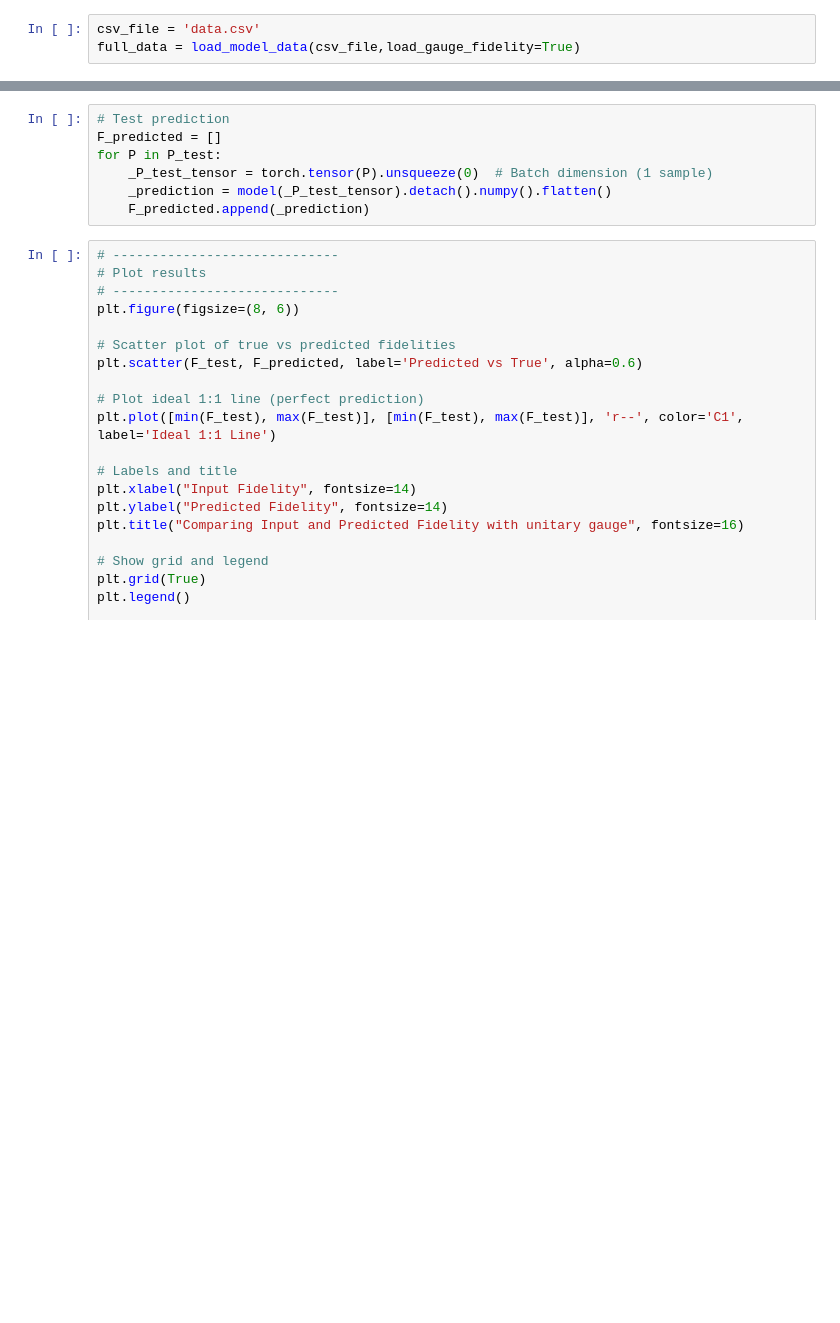
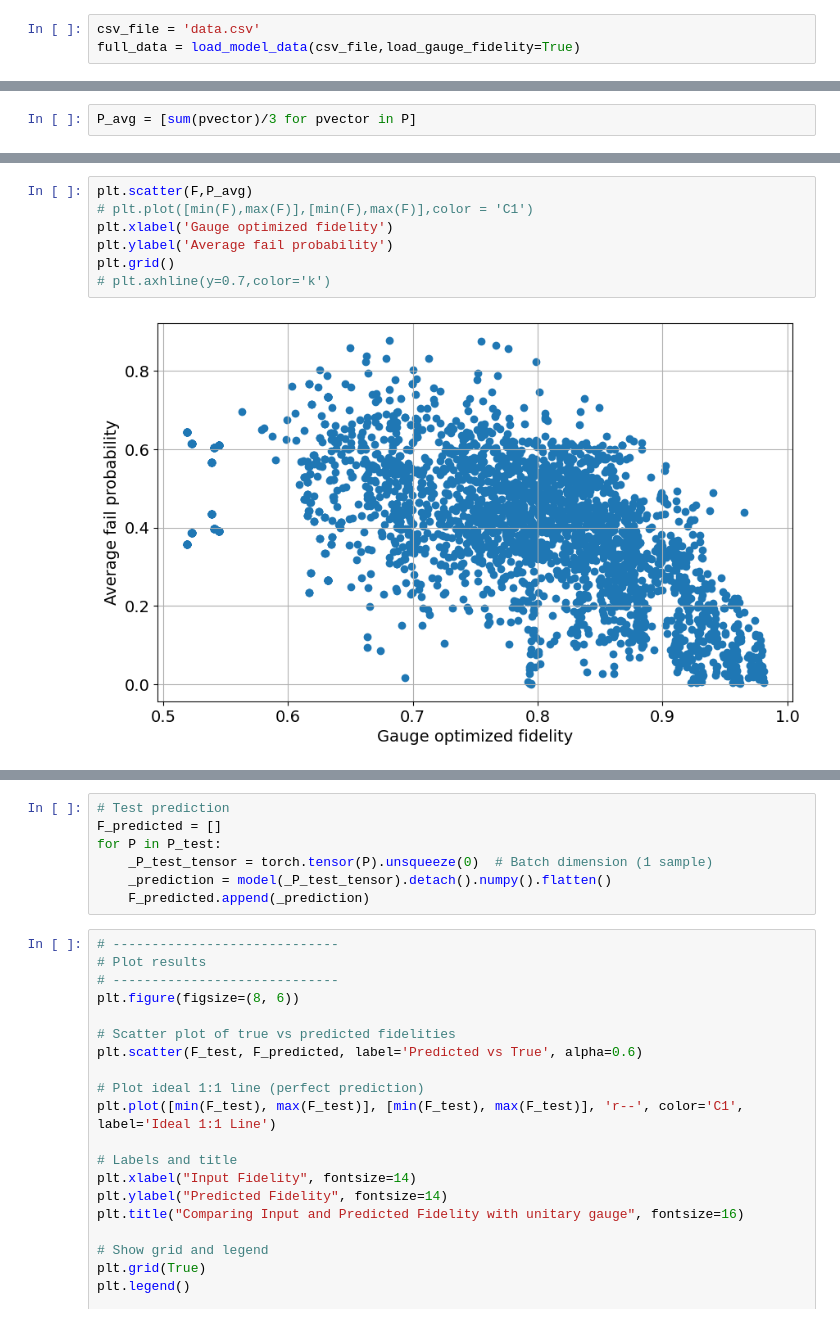
Before and after one commit to khanhuyengiang/aceqc, a Jupyter notebook: machine_learning.ipynb, the cells around one changed output, grey strips where cells are left out. Drawn from its saved outputs; the diff is of its cells as text; blank space fills up the shorter version.

```diff
--- a/machine_learning.ipynb
+++ b/machine_learning.ipynb
@@ -52,5 +52,7 @@ F_train = F_train.tolist()
 F_test  = F_test.tolist()
 P_train = P_train.tolist()
 P_test  = P_test.tolist()
+# %%
+P_avg = [sum(pvector)/3 for pvector in P]
 # %%
 plt.scatter(F_naive,F)
@@ -65,3 +67,12 @@ plt.axhline(y=0.7,color='k')
+# %%
+plt.scatter(F,P_avg)
+# plt.plot([min(F),max(F)],[min(F),max(F)],color = 'C1')
+plt.xlabel('Gauge optimized fidelity')
+plt.ylabel('Average fail probability')
+plt.grid()
+# plt.axhline(y=0.7,color='k')
+# %% [output]
+[figure, added]
 # %%
 # Convert to PyTorch tensors
 X = torch.tensor(P_train, dtype=torch.float32)   # inputs: 3 probabilities
```
Also changed, not shown: parts of 8 cells of this notebook, 5 other files.
